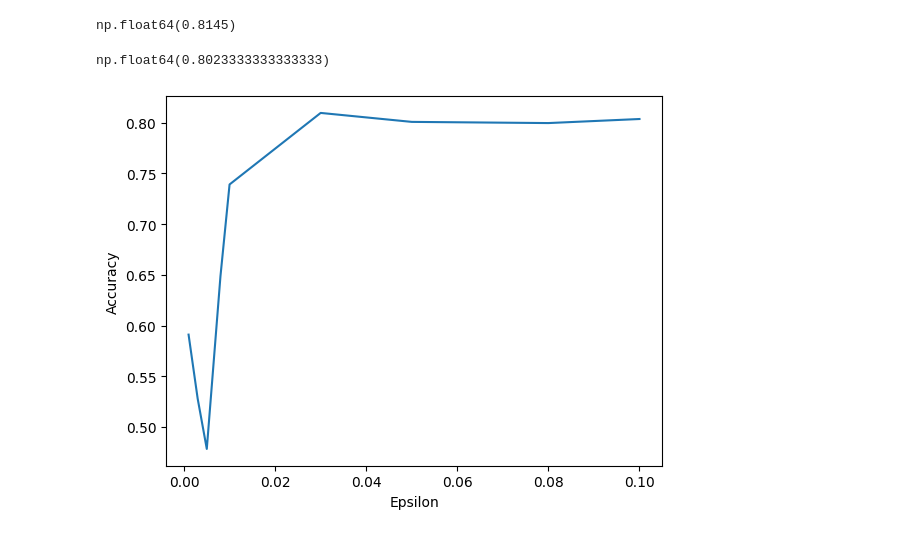
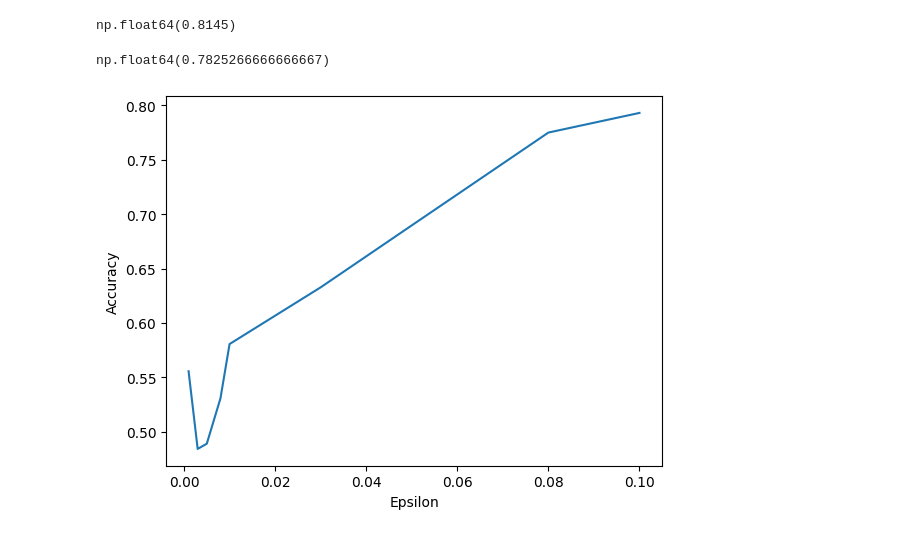
Before and after one commit to joeypas/DataPrivacyFinal, a Jupyter notebook: final.ipynb, the cells around one changed output. Cells and saved outputs as stored; diff of their text form; code cells hidden in the pictures.

Commit message:
vectorize where i can

```diff
--- a/final.ipynb
+++ b/final.ipynb
@@ -101,8 +101,6 @@ np.float64(0.8183333333333334)
 # %% [markdown]
 # Model Prediction
 # %%
-theta = np.zeros(X_train.shape[1])
-
 def predict(xi, theta, bias=0.0):
     return np.sign(xi @ theta + bias)
 
@@ -156,32 +153,39 @@ accuracy(theta, bias)
 # %% [output]
 np.float64(0.8145)
 # %%
-def L2_clip(v, vb, b):
-    g = np.concatenate([v, np.array([vb])])
+def gradient_vec(theta, bias, X, y):
+    y = np.array(y)
+    z = y * (X @ theta + bias)
 
-    norm = np.linalg.norm(g, ord=2)
+    z = np.clip(z, -500, 500)
+    sigma = np.where(z >= 0, 1 / (1 + np.exp(-z)), np.exp(z) / (1 + np.exp(z)))
 
-    if norm > b:
-        g = g * (b / norm)
+    grad_theta = -y[:, np.newaxis] * X * (1 - sigma)[:, np.newaxis]
+    grad_bias = -y * (1 - sigma)
 
-    return g[:-1], g[-1]
+    return grad_theta, grad_bias
+
+# We want to clip all gradients at once for speed
+def L2_clip(gt, gb, b):
+    gs = np.hstack([gt, gb[:, np.newaxis]])
+
+    norms = np.linalg.norm(gs, axis=1, keepdims=True)
+
+    clip_factors = np.minimum(1.0, b / (norms + 1e-10))
+    return gs * clip_factors
 
 
+def grad_sum_vec(theta, bias, X, y, b):
+    gt, gb = gradient_vec(theta, bias, X, y)
 
-def gradient_sum(theta, bias, X, y, b):
-    sum_theta = np.zeros_like(theta)
-    sum_bias = 0.0
+    grads_clipped = L2_clip(gt, gb, b)
 
-    for xi, yi in zip(X, y):
-        gt, gb = gradient(theta, bias, xi, yi)
-        gt_clipped, gb_clipped = L2_clip(gt, gb, b)
-        sum_theta += gt_clipped
-        sum_bias  += gb_clipped
+    sum_grad = np.sum(grads_clipped, axis=0)
 
-    return sum_theta, sum_bias
+    return sum_grad[:-1], sum_grad[-1]
 
-def perform_iter(theta, bias, X, y, b, epsilon, delta):
-    gtheta, gbias = gradient_sum(theta, bias, X, y, b)
+def perform_iter(theta, bias, X, y, b, epsilon, delta, learning_rate):
+    gtheta, gbias = grad_sum_vec(theta, bias, X, y, b)
 
     g = np.concatenate([gtheta, np.array([gbias])])
 
@@ -192,37 +196,42 @@ def perform_iter(theta, bias, X, y, b, epsilon, delta):
 
     n = len(X)
 
-    theta = theta - noisy_theta / n
-    bias = bias - noisy_bias / n
+    theta = theta - learning_rate * noisy_theta / n
+    bias = bias - learning_rate * noisy_bias / n
     return theta, bias
 
 def noisy_gradient_descent(iterations, epsilon, delta):
     theta = np.zeros(X_train.shape[1])
     sensitivity = 5.0
     bias = 0.0
+    learning_rate = 0.5
 
-    noisy_count = laplace_mech(X_train.shape[0], 1, epsilon)
+    eps_i = epsilon / (iterations + 1)
+    delta_i = delta / iterations
 
-    for i in range(iterations - 1):
-        perform_iter(theta, bias, X_train, y_train, sensitivity, epsilon, delta)
-    theta, bias = perform_iter(theta, bias, X_train, y_train, sensitivity, epsilon, delta)
+    noisy_count = laplace_mech(X_train.shape[0], 1, eps_i)
+
+    for i in range(iterations):
+        theta, bias = perform_iter(theta, bias, X_train, y_train, sensitivity, eps_i, delta_i, learning_rate)
 
     return theta, bias
 
-theta, bias = noisy_gradient_descent(10, 0.1, 1e-5)
-accuracy(theta, bias)
+def get_avg(iters, eps, delta):
+    results = [noisy_gradient_descent(iters, eps, delta) for _ in range(50)]
+    thetas, biases = zip(*results)
+    return np.mean([accuracy(theta, bias) for theta, bias in zip(thetas, biases)])
+
+get_avg(10, 0.1, 1e-5)
 # %% [output]
-np.float64(0.8023333333333333)
+np.float64(0.7825266666666667)
 # %%
 delta = 1e-5
 
 epsilons = [0.001, 0.003, 0.005, 0.008, 0.01, 0.03, 0.05, 0.08, 0.1]
-results  = [noisy_gradient_descent(10, epsilon, delta) for epsilon in epsilons]
-thetas, biases = zip(*results)
-accs     = [accuracy(theta, bias) for theta, bias in zip(thetas, biases)]
+accs     = [get_avg(10, epsilon, delta) for epsilon in epsilons]
 
 plt.xlabel('Epsilon')
 plt.ylabel('Accuracy')
 plt.plot(epsilons, accs);
 # %% [output]
-[figure, old version]
+[figure, new version]
```
Also changed, not shown: parts of 1 cell of this notebook, 1 other file.
